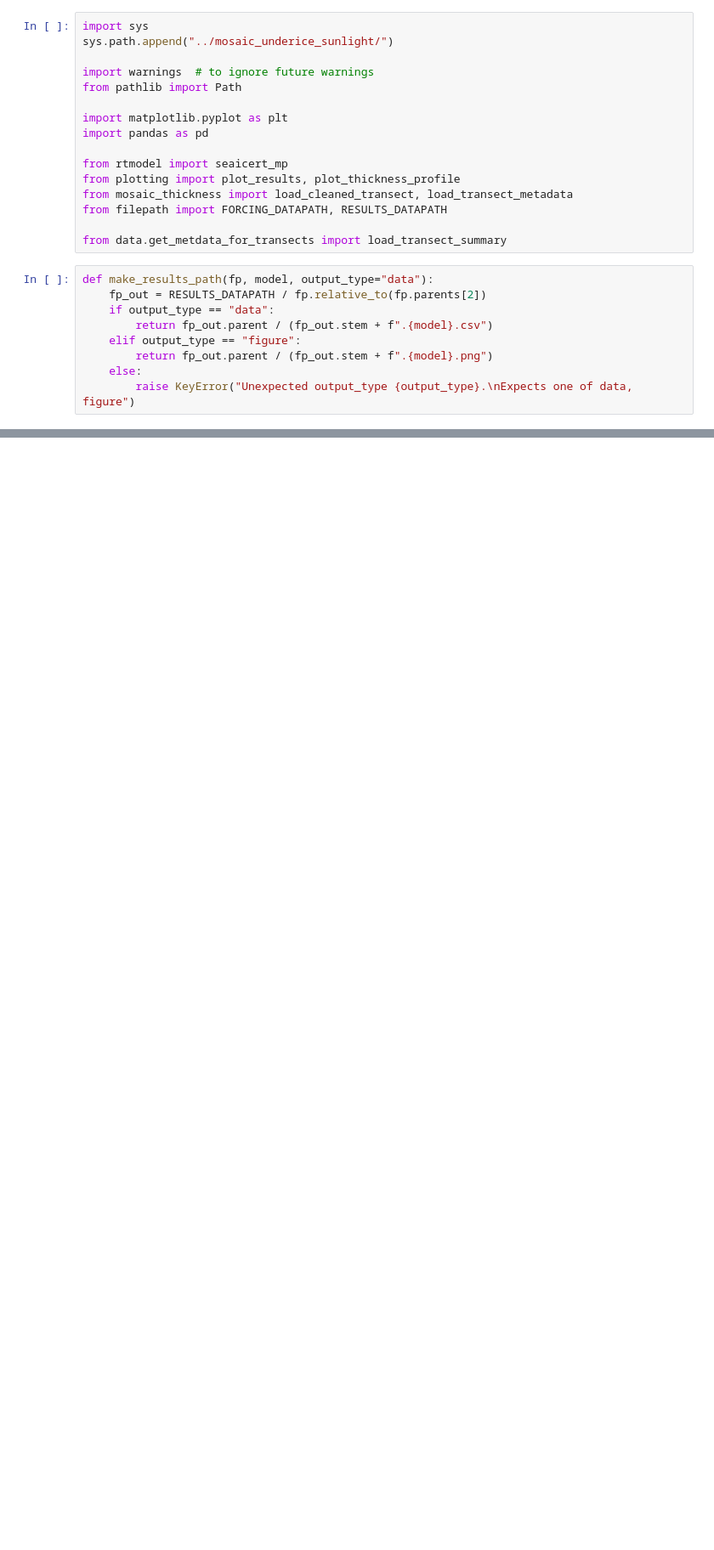
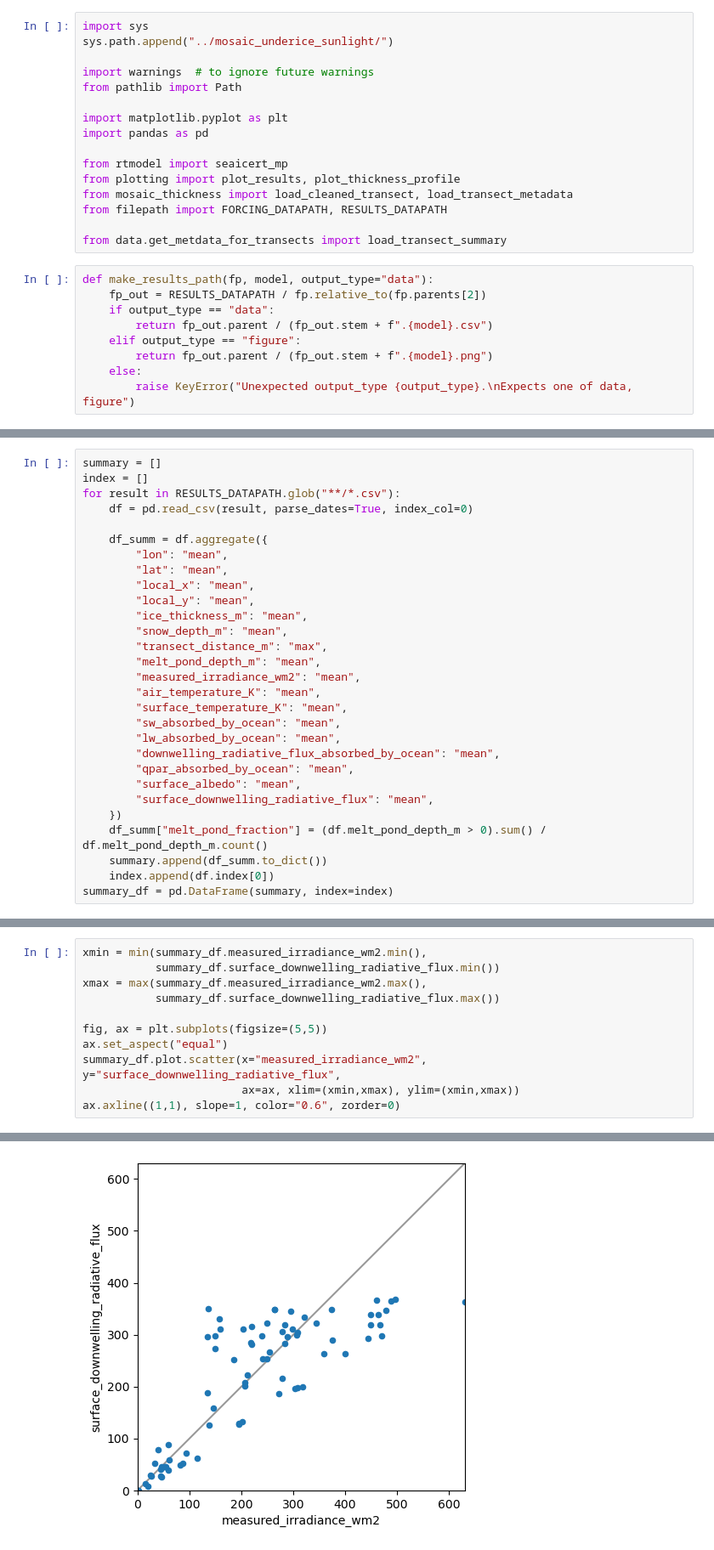
Before and after one commit to nsidc/mosaic_sunlight_underseaice, a Jupyter notebook: notebooks/run_rtmodel_for_cleaned_transects.ipynb, the cells around one changed output, grey strips where cells are left out. Shown: that part at 85% size. Drawn from its saved outputs; the diff is of its cells as text; blank space fills up the shorter version.

```diff
--- a/notebooks/run_rtmodel_for_cleaned_transects.ipynb
+++ b/notebooks/run_rtmodel_for_cleaned_transects.ipynb
@@ -77,0 +88,29 @@ rt_df
+# %%
+summary = []
+index = []
+for result in RESULTS_DATAPATH.glob("**/*.csv"):
+    df = pd.read_csv(result, parse_dates=True, index_col=0)
+
+    df_summ = df.aggregate({
+        "lon": "mean",
+        "lat": "mean",
+        "local_x": "mean",
+        "local_y": "mean",
+        "ice_thickness_m": "mean",
+        "snow_depth_m": "mean",
+        "transect_distance_m": "max",
+        "melt_pond_depth_m": "mean",
+        "measured_irradiance_wm2": "mean",
+        "air_temperature_K": "mean",
+        "surface_temperature_K": "mean",
+        "sw_absorbed_by_ocean": "mean",
+        "lw_absorbed_by_ocean": "mean",
+        "downwelling_radiative_flux_absorbed_by_ocean": "mean",
+        "qpar_absorbed_by_ocean": "mean",
+        "surface_albedo": "mean",
+        "surface_downwelling_radiative_flux": "mean",
+    })
+    df_summ["melt_pond_fraction"] = (df.melt_pond_depth_m > 0).sum() / df.melt_pond_depth_m.count()
+    summary.append(df_summ.to_dict())
+    index.append(df.index[0])
+summary_df = pd.DataFrame(summary, index=index)
@@ -77,0 +133,12 @@ rt_df
+# %%
+xmin = min(summary_df.measured_irradiance_wm2.min(),
+           summary_df.surface_downwelling_radiative_flux.min())
+xmax = max(summary_df.measured_irradiance_wm2.max(),
+           summary_df.surface_downwelling_radiative_flux.max())
+
+fig, ax = plt.subplots(figsize=(5,5))
+ax.set_aspect("equal")
+summary_df.plot.scatter(x="measured_irradiance_wm2", y="surface_downwelling_radiative_flux",
+                        ax=ax, xlim=(xmin,xmax), ylim=(xmin,xmax))
+ax.axline((1,1), slope=1, color="0.6", zorder=0)
+# %% [output]
@@ -77,0 +146 @@ rt_df
+[figure, added]
```
Also changed, not shown: parts of 8 cells of this notebook.
